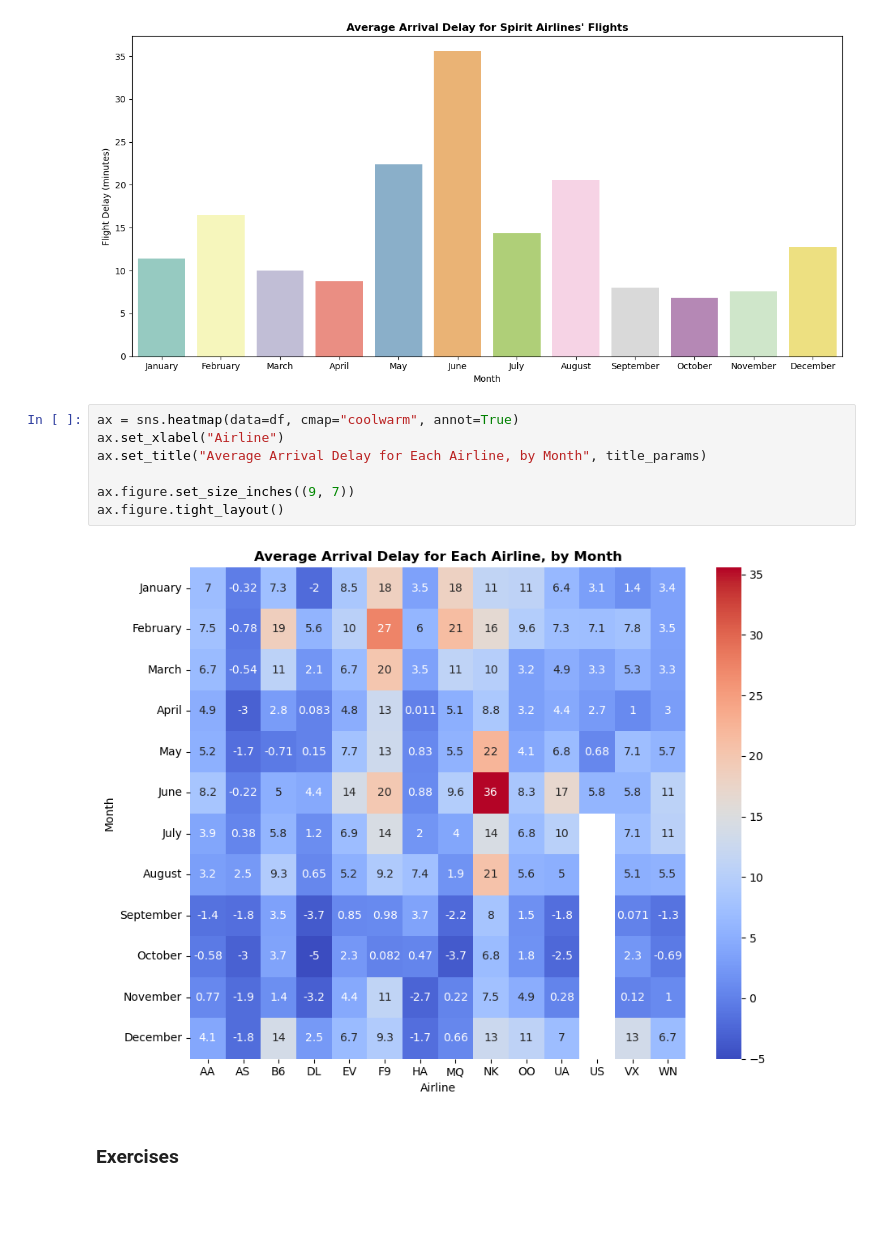
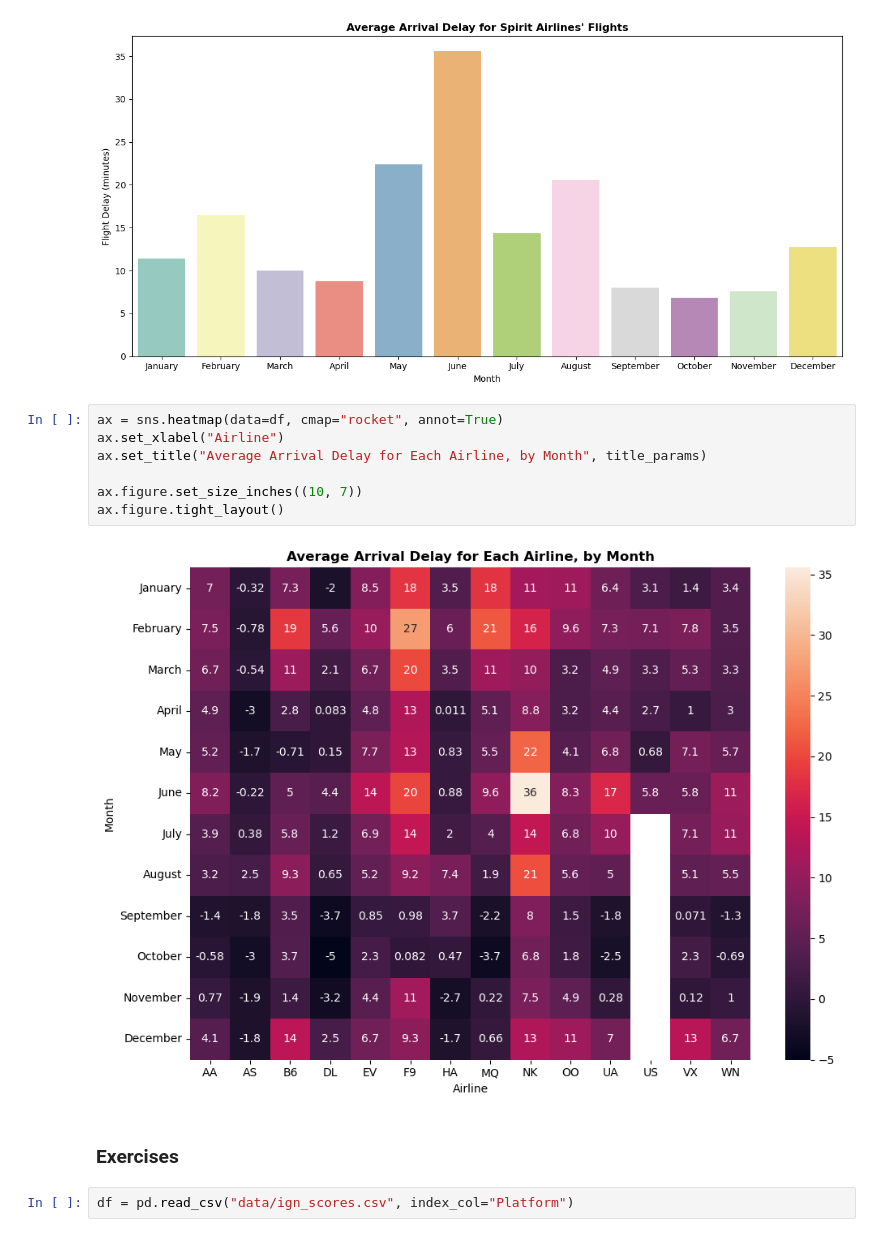
Before and after one commit to aradmehralian/data-visualization-practice, a Jupyter notebook: seaborn/Exercise/Exercise 03.ipynb, the cells around one changed output. Drawn from its saved outputs; the diff is of its cells as text; blank space fills up the shorter version.

```diff
--- a/seaborn/Exercise/Exercise 03.ipynb
+++ b/seaborn/Exercise/Exercise 03.ipynb
@@ -47,13 +47,15 @@ fig.tight_layout()
 # %% [output]
 [figure]
 # %%
-ax = sns.heatmap(data=df, cmap="coolwarm", annot=True)
+ax = sns.heatmap(data=df, cmap="rocket", annot=True)
 ax.set_xlabel("Airline")
 ax.set_title("Average Arrival Delay for Each Airline, by Month", title_params)
 
-ax.figure.set_size_inches((9, 7))
+ax.figure.set_size_inches((10, 7))
 ax.figure.tight_layout()
 # %% [output]
-[figure, old version]
+[figure, new version]
 # %% [markdown]
 ### Exercises
+# %%
+df = pd.read_csv("data/ign_scores.csv", index_col="Platform")
```
Also changed, not shown: parts of 17 cells of this notebook.
